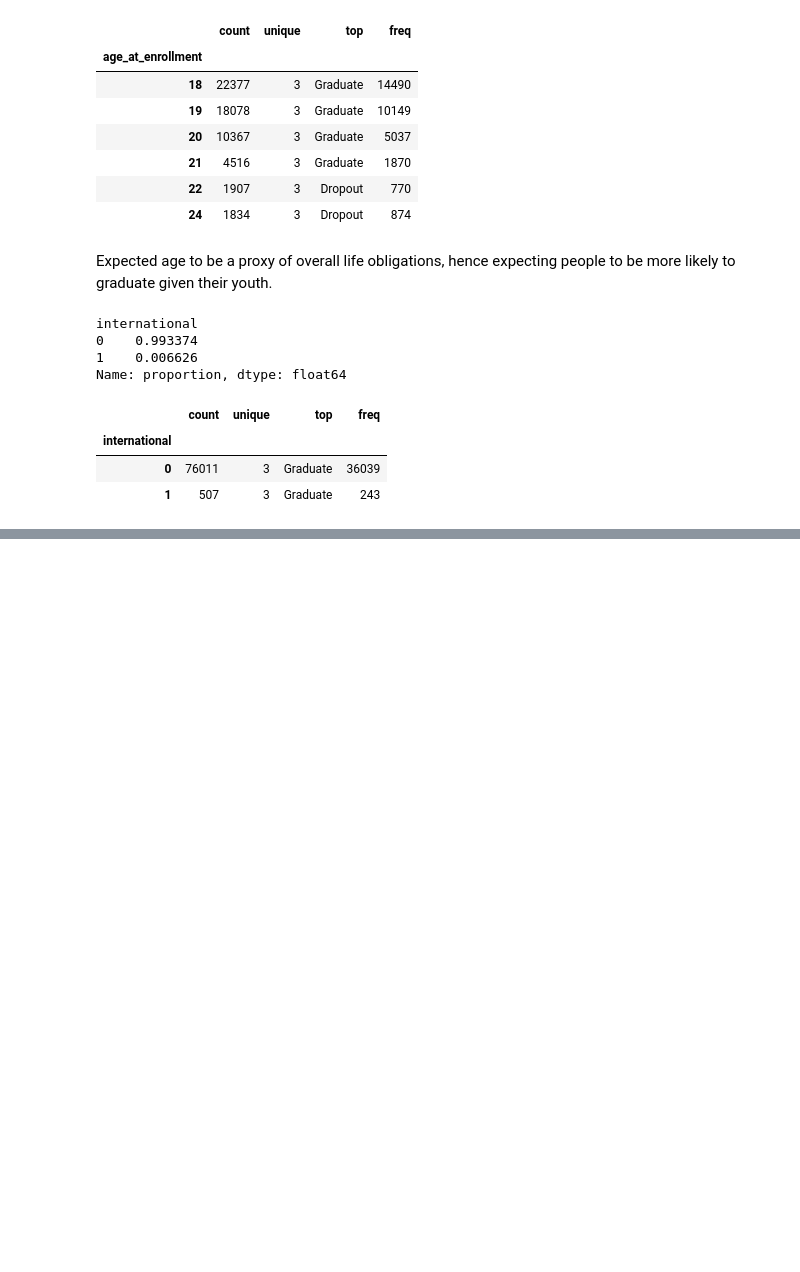
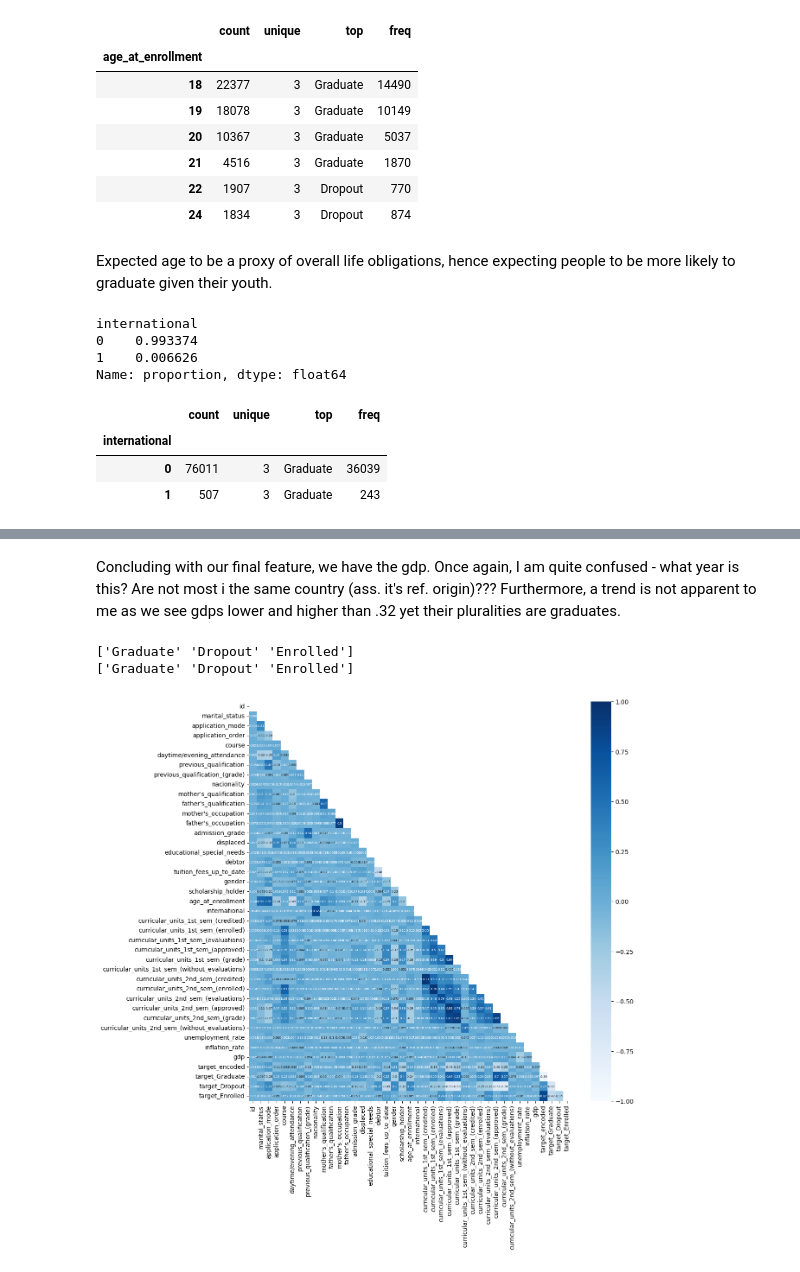
Before and after one commit to bwolff26/academic_success, a Jupyter notebook: code/ceda_i.ipynb, the cells around one changed output, grey strips where cells are left out. Saved outputs shown, nothing was run; the diff lists cells and outputs as text; code cells hidden in the pictures; blank space fills up the shorter version.

```diff
--- a/code/ceda_i.ipynb
+++ b/code/ceda_i.ipynb
@@ -1109,0 +1094,35 @@ Name: proportion, dtype: float64
+# %% [markdown]
+Concluding with our final feature, we have the gdp. Once again, I am quite confused - what year is this? Are not most i the same country (ass. it's ref. origin)??? Furthermore, a trend is not apparent to me as we see gdps lower and higher than .32 yet their pluralities are graduates.
+# %%
+#Let's look at their correlations now:
+
+#And to do that fully, let's finally convert target to categories:
+#Sigh, once again thanks to chatgpt:
+
+##Oh, my bad on this... that's making it dumified... we want them all in the same column. Ie that's 'one-hot-encoding'.
+##Personally, I still deign to use it. Especially when the code is "easy", says the guy that just used chatgpt, I'd rather
+##avoid using any additional packages if possible. Already stuck using numpy so...
+
+##In retrospect this turned out well as I realized that I would like to focus on their individual ones too. Plus we'd need to
+##"order" the statuses, which I guess we could in this case from dropout to enrolled to graduate, but eh...
+
+categories = df['target'].unique()
+print(categories)
+for category in categories:
+    df[f'target_{category}'] = df['target'].apply(lambda x: 1 if x == category else 0)
+
+unique_categories = df['target'].unique()
+print(unique_categories)
+category_to_int = {category: idx for idx, category in enumerate(unique_categories)}
+df['target_encoded'] = df['target'].map(category_to_int)
+# %% [output]
+['Graduate' 'Dropout' 'Enrolled']
+['Graduate' 'Dropout' 'Enrolled']
+# %%
+plt.figure(figsize=(12, 12))
+corr = df.corr(numeric_only=True)
+mask = np.zeros_like(corr)
+mask[np.triu_indices_from(mask)] = True
+sns.heatmap(corr, mask = mask, annot=True, vmin = -1, vmax = 1, cmap='Blues', annot_kws={'fontsize':5});
+# %% [output]
+[figure, added]
```
Also changed, not shown: parts of 60 cells of this notebook.
